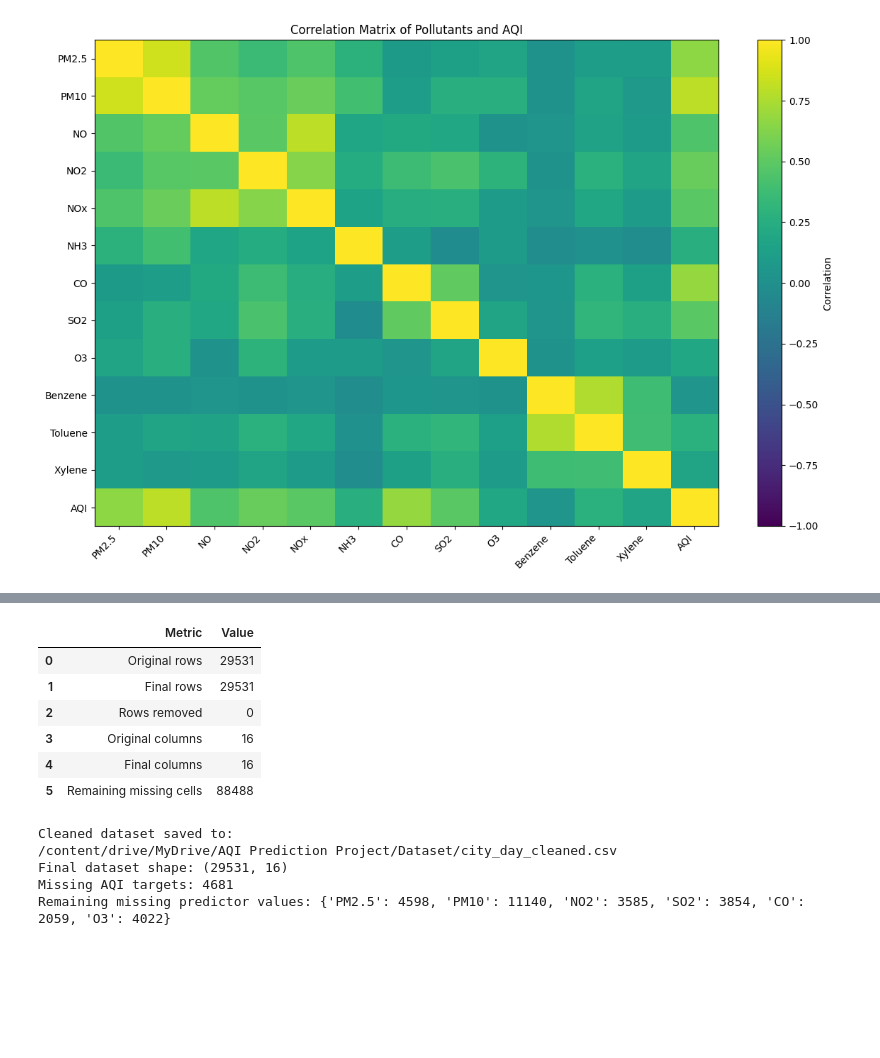
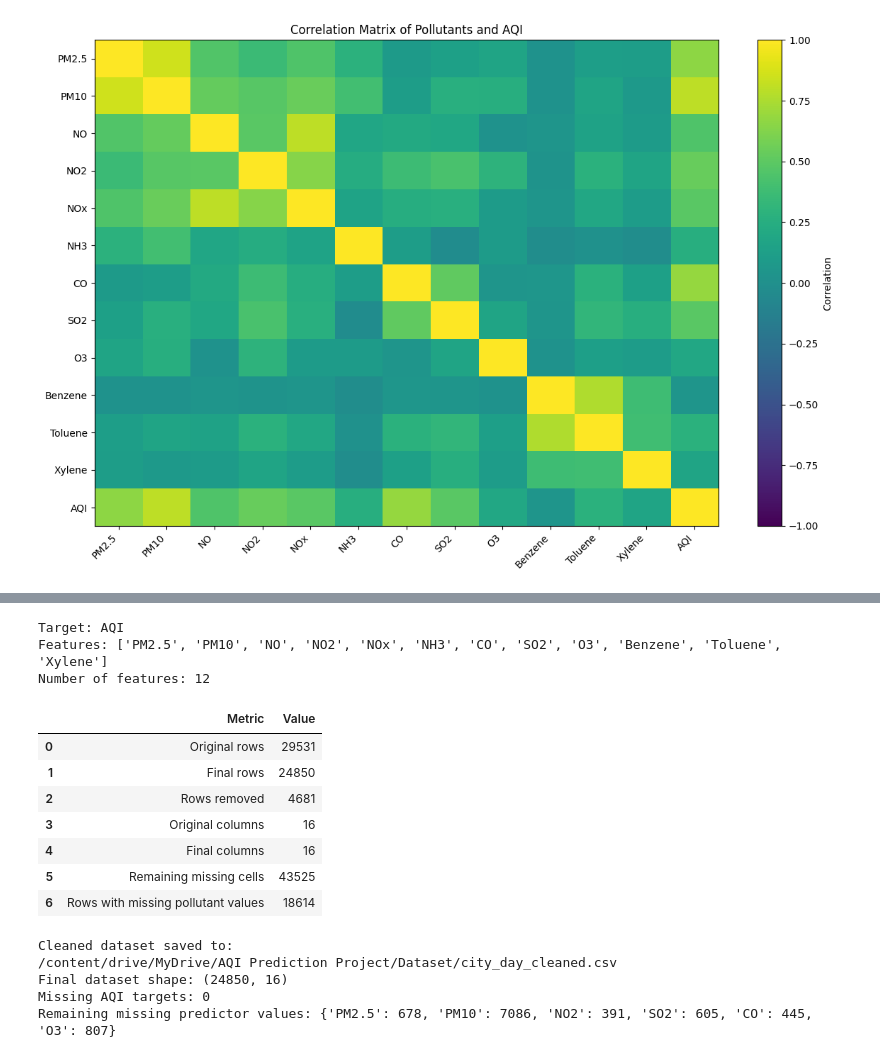
Before and after one commit to swanandiz-07/AQI-Prediction-Project, a Jupyter notebook: notebooks/01_data_cleaning_and_eda.ipynb, the cells around one changed output, grey strips where cells are left out. Drawn from its saved outputs; the diff is of its cells as text; code cells hidden in the pictures; blank space fills up the shorter version.

```diff
--- a/notebooks/01_data_cleaning_and_eda.ipynb
+++ b/notebooks/01_data_cleaning_and_eda.ipynb
@@ -30,12 +30,9 @@ Column names:
 | 2 | Ahmedabad | 2015-01-03 | NaN | NaN | 17.40 | 19.30 | 29.70 | NaN | 17.40 | 29.07 | 30.70 | ... |
 | 3 | Ahmedabad | 2015-01-04 | NaN | NaN | 1.70 | 18.48 | 17.97 | NaN | 1.70 | 18.59 | 36.08 | ... |
 | 4 | Ahmedabad | 2015-01-05 | NaN | NaN | 22.10 | 21.42 | 37.76 | NaN | 22.10 | 39.33 | 39.31 | ... |
-# %%
-original_rows = len(df_raw)
-final_rows = len(df)
-
-pd.set_option("display.max_columns", None)
-pd.set_option("display.max_rows", 100)
+# %%
+original_rows = len(df_raw)
+original_columns = len(df_raw.columns)
 # %%
 # Data types and non-null counts
 df.info()
@@ -528,33 +515,61 @@ Unavailable candidate features: []
+# %%
+candidate_features = [
+    "PM2.5", "PM10", "NO", "NO2", "NOx", "NH3",
+    "CO", "SO2", "O3", "Benzene", "Toluene", "Xylene"
+]
+
+features = candidate_features.copy()
+target = "AQI"
+
+missing_features = [
+    col for col in features + [target]
+    if col not in df.columns
+]
+
+if missing_features:
+    raise ValueError(f"Missing required columns: {missing_features}")
+
+print("Target:", target)
+print("Features:", features)
+print("Number of features:", len(features))
+# %% [output]
+Target: AQI
+Features: ['PM2.5', 'PM10', 'NO', 'NO2', 'NOx', 'NH3', 'CO', 'SO2', 'O3', 'Benzene', 'Toluene', 'Xylene']
+Number of features: 12
 # %%
-# Summary
+final_rows = len(df)
+
 cleaning_summary = pd.DataFrame({
     "Metric": [
         "Original rows",
         "Final rows",
         "Rows removed",
         "Original columns",
         "Final columns",
-        "Remaining missing cells"
+        "Remaining missing cells",
+        "Rows with missing pollutant values"
     ],
     "Value": [
         original_rows,
         final_rows,
         original_rows - final_rows,
-        len(df_raw.columns),
+        original_columns,
         len(df.columns),
-        int(df.isna().sum().sum())
+        int(df.isna().sum().sum()),
+        int(df[features].isna().any(axis=1).sum())
     ]
 })
 
 display(cleaning_summary)
 # %% [output]
 |  | Metric | Value |
 | 0 | Original rows | 29531 |
-| 1 | Final rows | 29531 |
-| 2 | Rows removed | 0 |
+| 1 | Final rows | 24850 |
+| 2 | Rows removed | 4681 |
 | 3 | Original columns | 16 |
 | 4 | Final columns | 16 |
-| 5 | Remaining missing cells | 88488 |
+| 5 | Remaining missing cells | 43525 |
+| 6 | Rows with missing pollutant values | 18614 |
 # %%
 output_dir = (
     "/content/drive/MyDrive/"
@@ -580,6 +595,6 @@ print("Remaining missing predictor values:",
 # %% [output]
 Cleaned dataset saved to:
 /content/drive/MyDrive/AQI Prediction Project/Dataset/city_day_cleaned.csv
-Final dataset shape: (29531, 16)
-Missing AQI targets: 4681
-Remaining missing predictor values: {'PM2.5': 4598, 'PM10': 11140, 'NO2': 3585, 'SO2': 3854, 'CO': 2059, 'O3': 4022}
+Final dataset shape: (24850, 16)
+Missing AQI targets: 0
+Remaining missing predictor values: {'PM2.5': 678, 'PM10': 7086, 'NO2': 391, 'SO2': 605, 'CO': 445, 'O3': 807}
```
Also changed, not shown: parts of 3 cells of this notebook, 1 other file.
